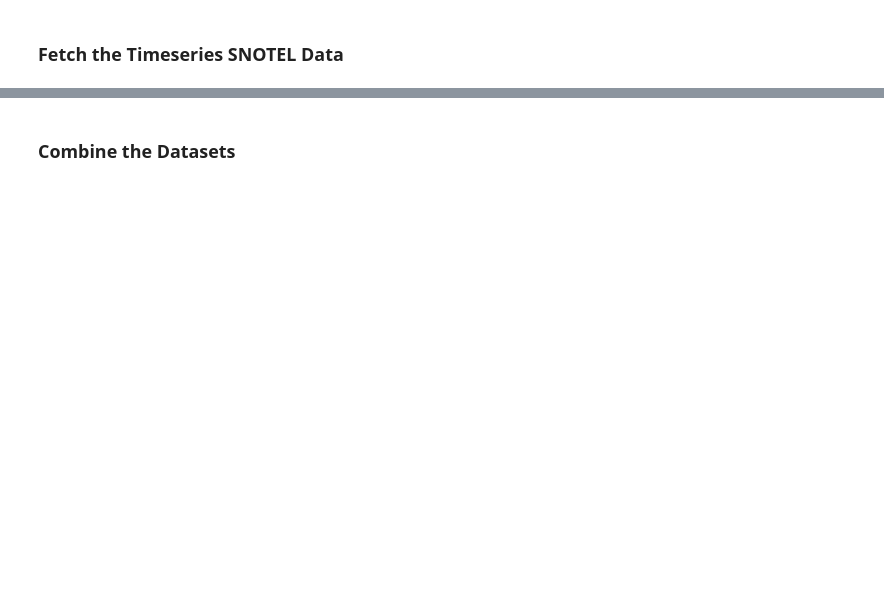
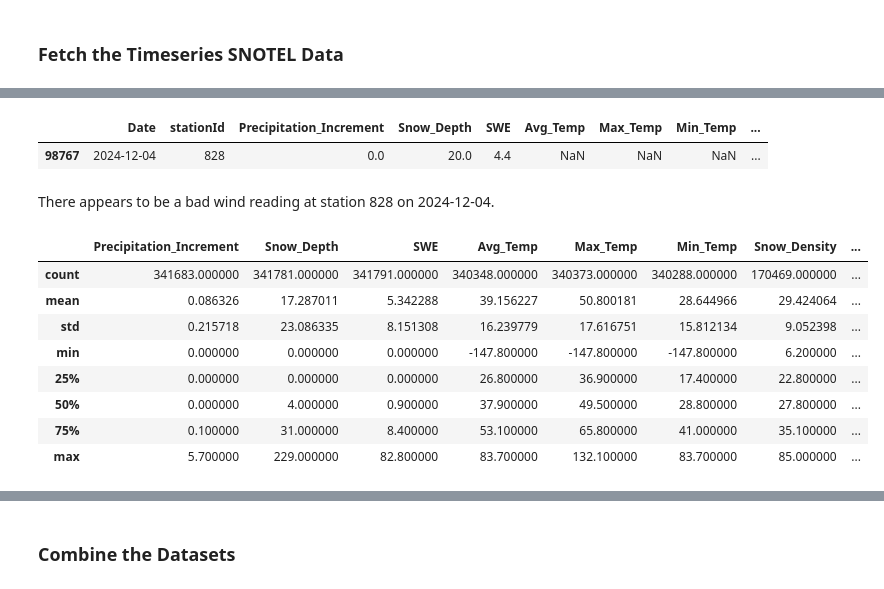
Before and after one commit to dallinmoore/avalanche-forecasting, a Jupyter notebook: main_notebook.ipynb, the cells around one changed output, grey strips where cells are left out. Cells and saved outputs as stored; diff of their text form; code cells hidden in the pictures; blank space fills up the shorter version.

```diff
--- a/main_notebook.ipynb
+++ b/main_notebook.ipynb
@@ -462,3 +472,27 @@ snotel_df_ts.describe()
+# %%
+snotel_df_ts[snotel_df_ts["Avg_Wind_Speed"] <= -99]
+# %% [output]
+|  | Date | stationId | Precipitation_Increment | Snow_Depth | SWE | Avg_Temp | Max_Temp | Min_Temp | ... |
+| 98767 | 2024-12-04 | 828 | 0.0 | 20.0 | 4.4 | NaN | NaN | NaN | ... |
+# %% [markdown]
+There appears to be a bad wind reading at station 828 on 2024-12-04.
+# %%
+# Identify the rows you want to modify
+mask = (snotel_df_ts["Avg_Wind_Speed"] <= -99)
+
+# Set specific columns to NaN
+snotel_df_ts.loc[mask, ["Avg_Wind_Direction", "Avg_Wind_Speed", "Max_Wind_Speed"]] = np.nan
+snotel_df_ts.describe()
+# %% [output]
+|  | Precipitation_Increment | Snow_Depth | SWE | Avg_Temp | Max_Temp | Min_Temp | Snow_Density | ... |
+| count | 341683.000000 | 341781.000000 | 341791.000000 | 340348.000000 | 340373.000000 | 340288.000000 | 170469.000000 | ... |
+| mean | 0.086326 | 17.287011 | 5.342288 | 39.156227 | 50.800181 | 28.644966 | 29.424064 | ... |
+| std | 0.215718 | 23.086335 | 8.151308 | 16.239779 | 17.616751 | 15.812134 | 9.052398 | ... |
+| min | 0.000000 | 0.000000 | 0.000000 | -147.800000 | -147.800000 | -147.800000 | 6.200000 | ... |
+| 25% | 0.000000 | 0.000000 | 0.000000 | 26.800000 | 36.900000 | 17.400000 | 22.800000 | ... |
+| 50% | 0.000000 | 4.000000 | 0.900000 | 37.900000 | 49.500000 | 28.800000 | 27.800000 | ... |
+| 75% | 0.100000 | 31.000000 | 8.400000 | 53.100000 | 65.800000 | 41.000000 | 35.100000 | ... |
+| max | 5.700000 | 229.000000 | 82.800000 | 83.700000 | 132.100000 | 83.700000 | 85.000000 | ... |
 # %%
 len(snotel_df_ts)
 # %% [output]
```
Also changed, not shown: parts of 48 cells of this notebook.
